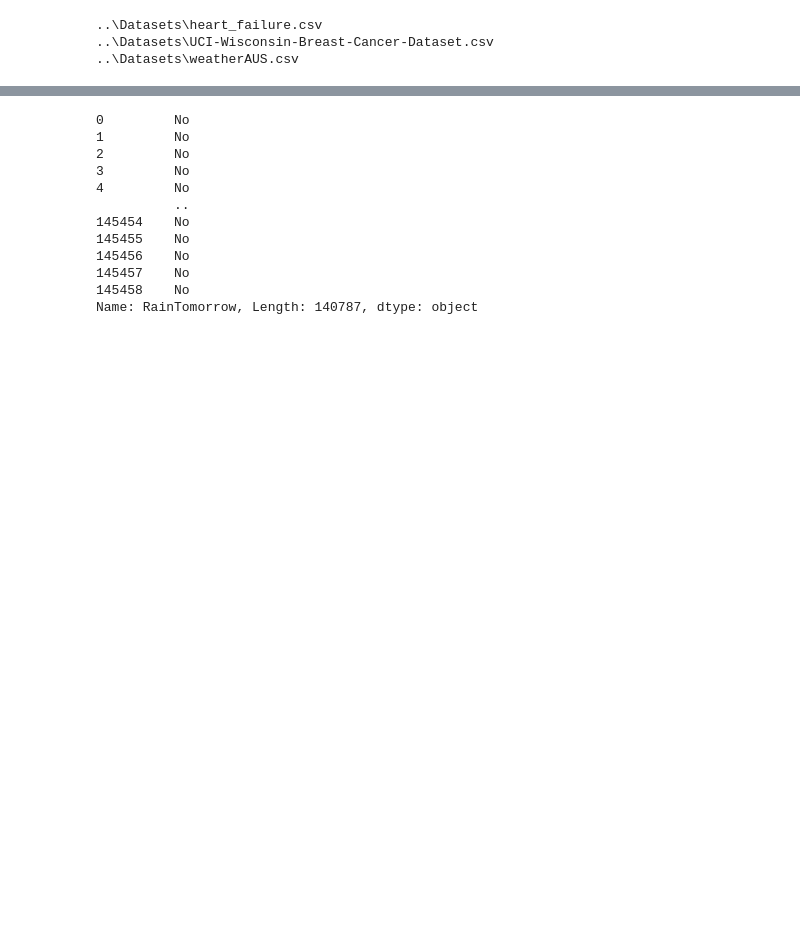
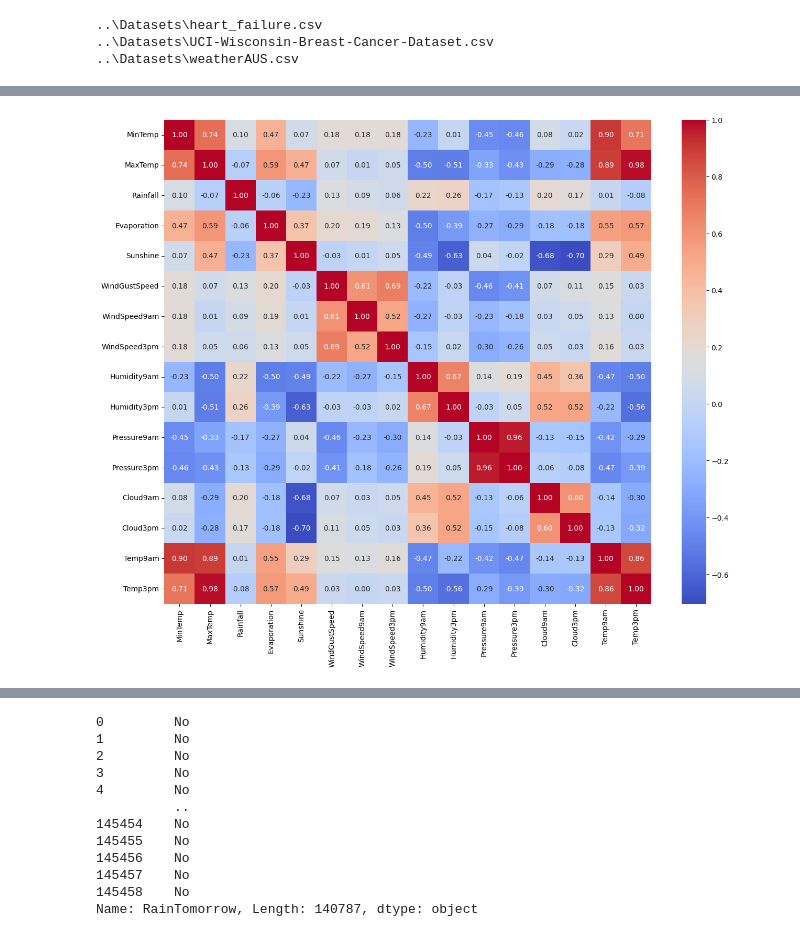
Before and after one commit to AlienVisitor/Everything-Data, a Jupyter notebook: Analysis/rain_in_australia.ipynb, the cells around one changed output, grey strips where cells are left out. Drawn from its saved outputs; the diff is of its cells as text; code cells hidden in the pictures; blank space fills up the shorter version.

```diff
--- a/Analysis/rain_in_australia.ipynb
+++ b/Analysis/rain_in_australia.ipynb
@@ -283,0 +75,8 @@ X.drop(
+# %%
+# Correlation Matrix
+corr_matrix_pre_clean = df_aus_weather.corr(numeric_only=True)
+plt.figure(figsize=(15, 12))
+sns.heatmap(corr_matrix_pre_clean, annot=True, cmap='coolwarm', fmt=".2f")
+plt.show()
+# %% [output]
+[figure, added]
```
Also changed, not shown: parts of 62 cells of this notebook.
